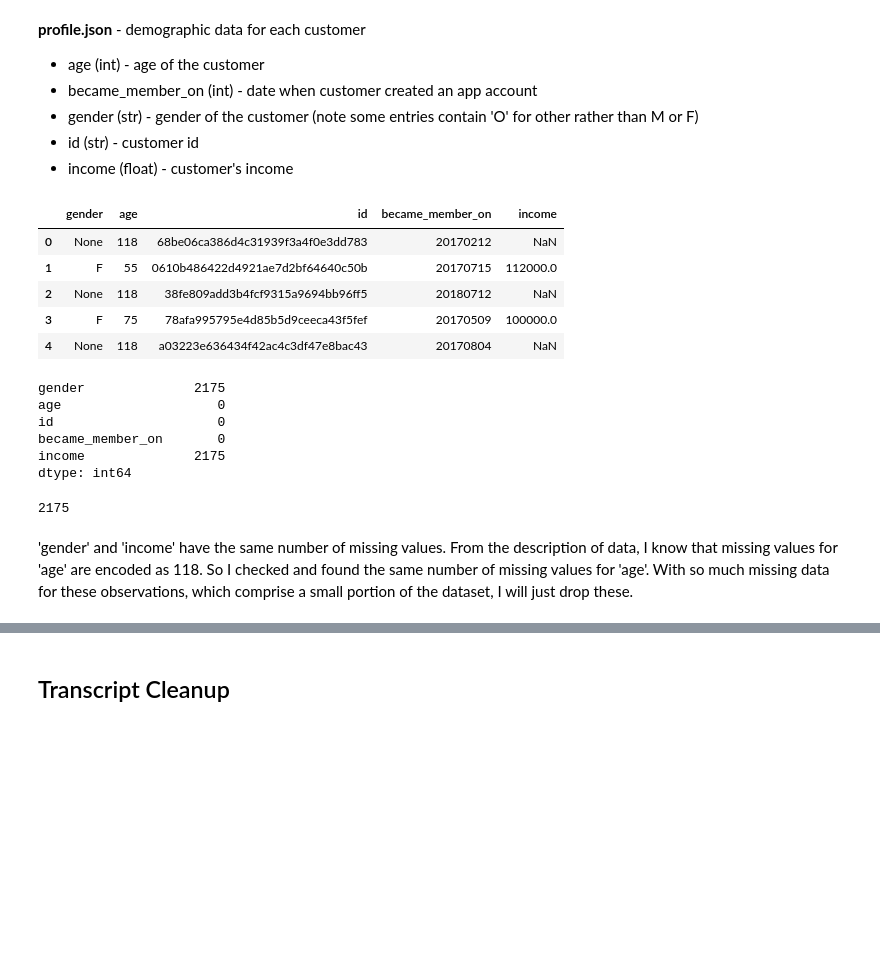
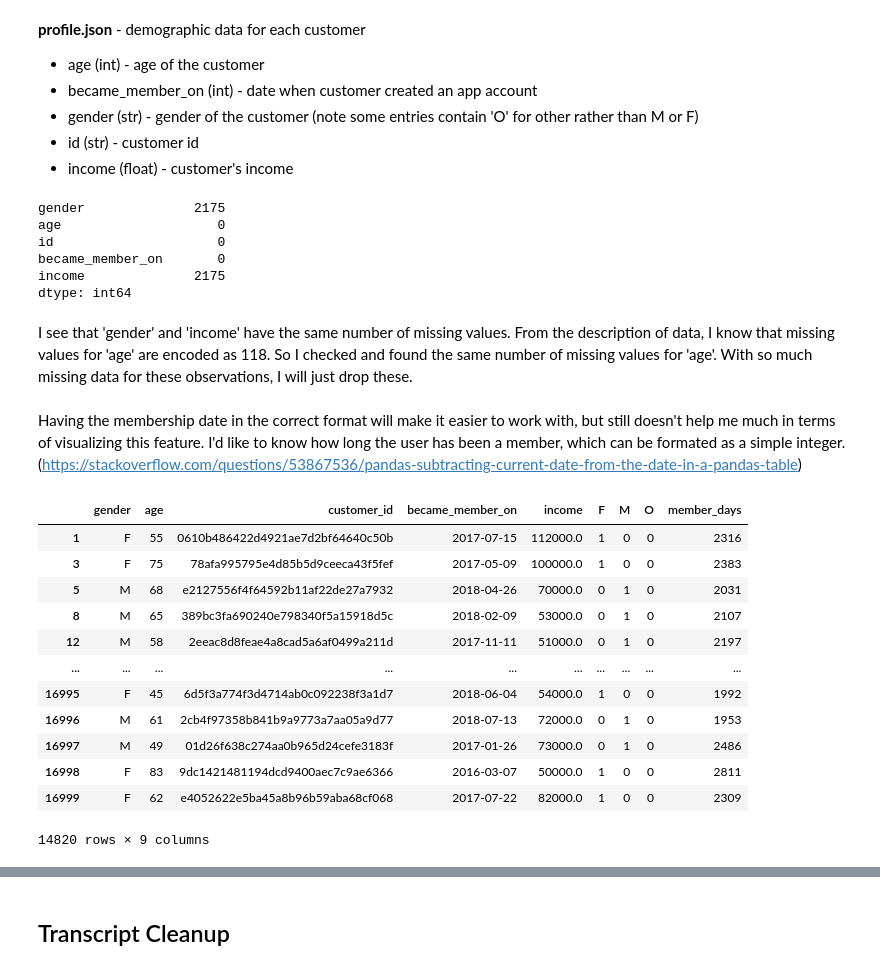
Before and after one commit to mknox0826/Udacity_Capstone_Starbucks, a Jupyter notebook: Starbucks_Capstone_notebook.ipynb, the cells around one changed output, grey strips where cells are left out. Saved outputs shown, nothing was run; the diff lists cells and outputs as text; code cells hidden in the pictures; blank space fills up the shorter version.

Commit message:
Create functions for data cleaning

```diff
--- a/Starbucks_Capstone_notebook.ipynb
+++ b/Starbucks_Capstone_notebook.ipynb
@@ -271,28 +215,62 @@ cleaned_portfolio
 * gender (str) - gender of the customer (note some entries contain 'O' for other rather than M or F)
 * id (str) - customer id
 * income (float) - customer's income
+# %%
+profile.isnull().sum()
+# %% [output]
+gender              2175
+age                    0
+id                     0
+became_member_on       0
+income              2175
+dtype: int64
+# %% [markdown]
+I see that 'gender' and 'income' have the same number of missing values. From the description of data, I know that missing values for 'age' are encoded as 118. So I checked and found the same number of missing values for 'age'. With so much missing data for these observations, I will just drop these.
+# %% [markdown]
+Having the membership date in the correct format will make it easier to work with, but still doesn't help me much in terms of visualizing this feature. I'd like to know how long the user has been a member, which can be formated as a simple integer. (https://stackoverflow.com/questions/53867536/pandas-subtracting-current-date-from-the-date-in-a-pandas-table)
+# %%
+def clean_profile(profile):
+    '''
+    cleaning the profile dataframe
+
+    INPUT:
+    profile - the original dataframe to be cleaned
+
+    OUTPUT:
+    cleaned_profile - the cleaned dataframe
+    '''
+    cleaned_profile = profile.copy()
+
+    # drop null (null age is encoded as 118)
+    cleaned_profile.drop(cleaned_profile[cleaned_profile.age > 100].index, inplace = True)
+
+    # create binary columns for each gender
+    binary_genders = cleaned_profile['gender'].str.get_dummies()
+    cleaned_profile = pd.concat([cleaned_profile, binary_genders], axis=1)
+
+    # standardize date variable and convert to the number of days a customer has been a member, "member_days"
+    cleaned_profile['became_member_on'] = pd.to_datetime(cleaned_profile['became_member_on'], format='%Y%m%d')
+    cleaned_profile['member_days'] = datetime.datetime.today().date() - pd.to_datetime(cleaned_profile['became_member_on']).dt.date
+    cleaned_profile['member_days'] = cleaned_profile['member_days'].dt.days
+
+    # rename the id column
+    cleaned_profile.rename(columns={"id": "customer_id"}, inplace=True)
+
+    return cleaned_profile
 # %%
-cleaned_profile = profile.copy()
-cleaned_profile.head()
+cleaned_profile = clean_profile(profile)
+cleaned_profile
 # %% [output]
-|  | gender | age | id | became_member_on | income |
-| 0 | None | 118 | 68be06ca386d4c31939f3a4f0e3dd783 | 20170212 | NaN |
-| 1 | F | 55 | 0610b486422d4921ae7d2bf64640c50b | 20170715 | 112000.0 |
-| 2 | None | 118 | 38fe809add3b4fcf9315a9694bb96ff5 | 20180712 | NaN |
-| 3 | F | 75 | 78afa995795e4d85b5d9ceeca43f5fef | 20170509 | 100000.0 |
-| 4 | None | 118 | a03223e636434f42ac4c3df47e8bac43 | 20170804 | NaN |
+|  | gender | age | customer_id | became_member_on | income | F | M | O | member_days |
+| 1 | F | 55 | 0610b486422d4921ae7d2bf64640c50b | 2017-07-15 | 112000.0 | 1 | 0 | 0 | 2316 |
+| 3 | F | 75 | 78afa995795e4d85b5d9ceeca43f5fef | 2017-05-09 | 100000.0 | 1 | 0 | 0 | 2383 |
+| 5 | M | 68 | e2127556f4f64592b11af22de27a7932 | 2018-04-26 | 70000.0 | 0 | 1 | 0 | 2031 |
+| 8 | M | 65 | 389bc3fa690240e798340f5a15918d5c | 2018-02-09 | 53000.0 | 0 | 1 | 0 | 2107 |
+| 12 | M | 58 | 2eeac8d8feae4a8cad5a6af0499a211d | 2017-11-11 | 51000.0 | 0 | 1 | 0 | 2197 |
+| ... | ... | ... | ... | ... | ... | ... | ... | ... | ... |
+| 16995 | F | 45 | 6d5f3a774f3d4714ab0c092238f3a1d7 | 2018-06-04 | 54000.0 | 1 | 0 | 0 | 1992 |
+| 16996 | M | 61 | 2cb4f97358b841b9a9773a7aa05a9d77 | 2018-07-13 | 72000.0 | 0 | 1 | 0 | 1953 |
+| 16997 | M | 49 | 01d26f638c274aa0b965d24cefe3183f | 2017-01-26 | 73000.0 | 0 | 1 | 0 | 2486 |
+| 16998 | F | 83 | 9dc1421481194dcd9400aec7c9ae6366 | 2016-03-07 | 50000.0 | 1 | 0 | 0 | 2811 |
+| 16999 | F | 62 | e4052622e5ba45a8b96b59aba68cf068 | 2017-07-22 | 82000.0 | 1 | 0 | 0 | 2309 |
+14820 rows × 9 columns
-# %%
-cleaned_profile.isnull().sum()
-# %% [output]
-gender              2175
-age                    0
-id                     0
-became_member_on       0
-income              2175
-dtype: int64
-# %%
-(cleaned_profile['age'] > 115).sum()
-# %% [output]
-2175
-# %% [markdown]
-'gender' and 'income' have the same number of missing values. From the description of data, I know that missing values for 'age' are encoded as 118. So I checked and found the same number of missing values for 'age'. With so much missing data for these observations, which comprise a small portion of the dataset, I will just drop these.
```
Also changed, not shown: parts of 42 cells of this notebook.
